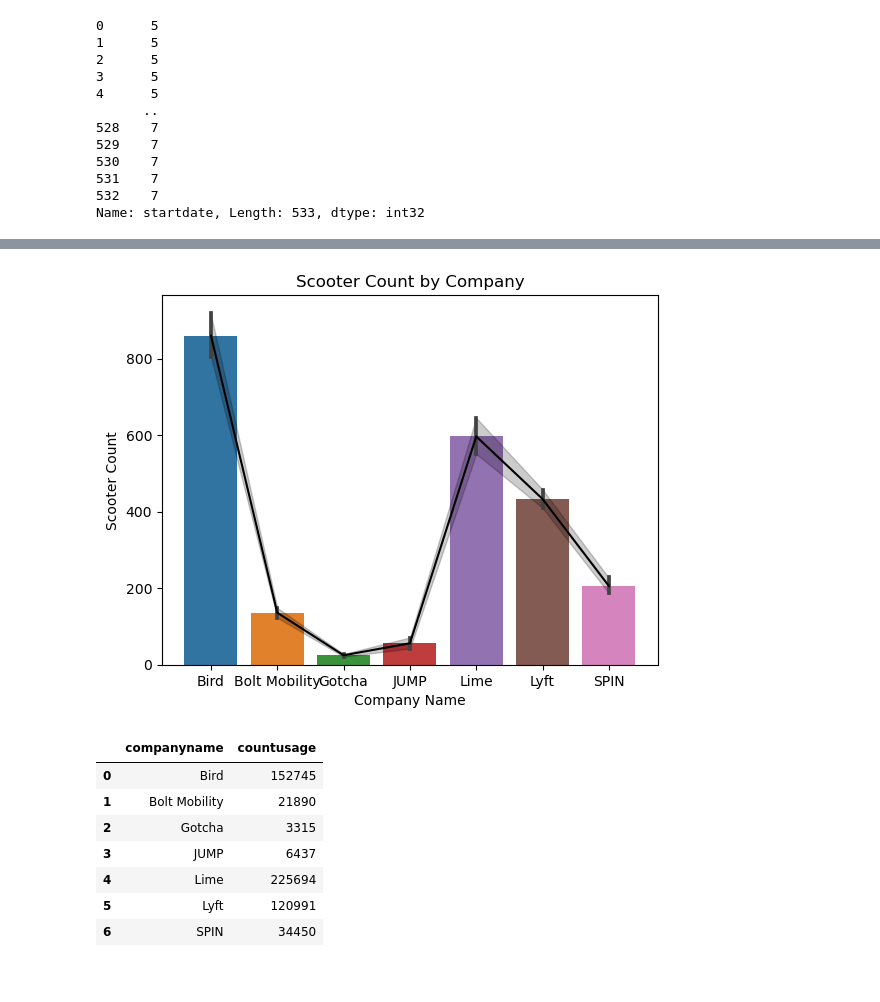
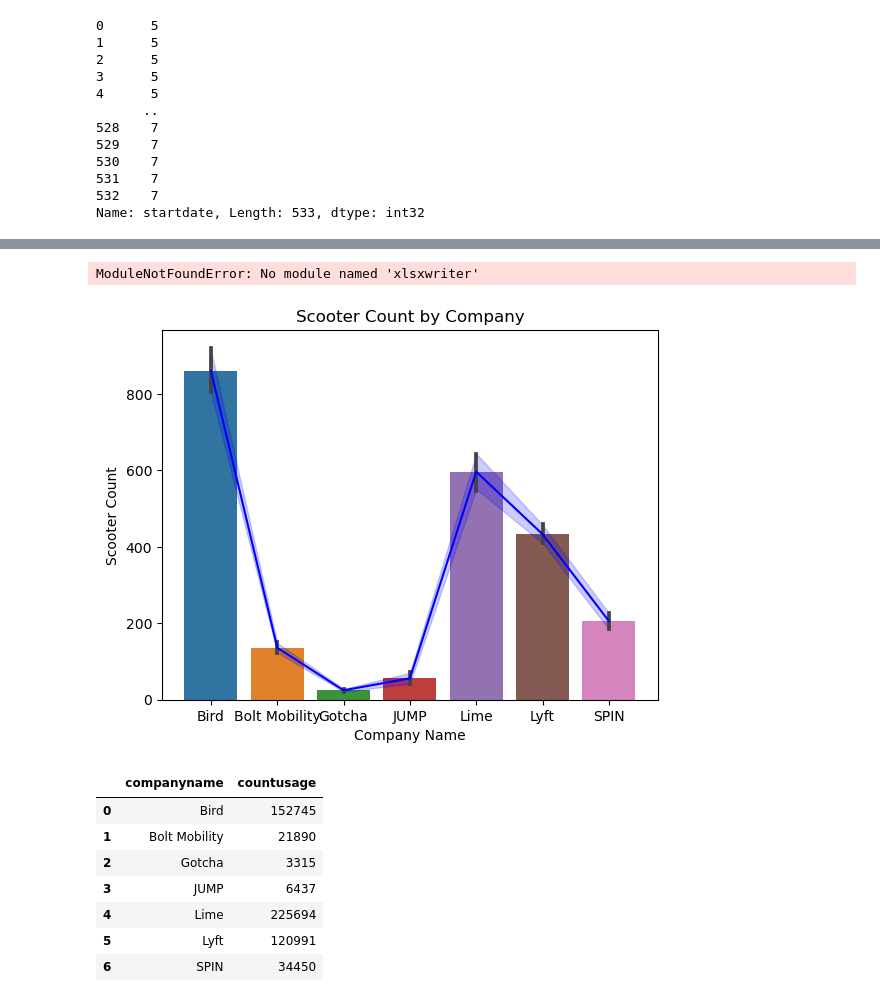
Before and after one commit to NSS-Data-Analytics-Cohort-10/scooters-group-1, a Jupyter notebook: Notebooks/Scooter.ipynb, the cells around one changed output, grey strips where cells are left out. Drawn from its saved outputs; the diff is of its cells as text; code cells hidden in the pictures.

```diff
--- a/Notebooks/Scooter.ipynb
+++ b/Notebooks/Scooter.ipynb
@@ -219,7 +219,7 @@ print(people_month)
 532    7
 Name: startdate, Length: 533, dtype: int32
 # %%
-people['month']=people['startdate'].dt.month
+people['month']=people['startdate'].dt.month_name()
 # %%
 people
 # %% [output]
@@ -249,15 +255,22 @@ plt.show()
+# %%
+import xlsxwriter
+
+workbook = xlsxwriter.Workbook('hello.xlsx')
+worksheet = workbook.add_worksheet()
+# %% [output]
+ModuleNotFoundError: No module named 'xlsxwriter'
 # %%
 #Did the number for each company change over time?
 import seaborn as sns
 import matplotlib.pyplot as plt
 sns.barplot(data=people, x='companyname', y='scooter_count')
-sns.lineplot(data=people, x='companyname', y='scooter_count', color='black')
+sns.lineplot(data=people, x='companyname', y='scooter_count', color='blue')
 plt.xlabel('Company Name')
 plt.ylabel('Scooter Count')
 plt.title('Scooter Count by Company')
 plt.show()
 # %% [output]
-[figure, old version]
+[figure, new version]
 # %%
 #Did scooter usage vary by company?
 
```
Also changed, not shown: parts of 2 cells of this notebook.
